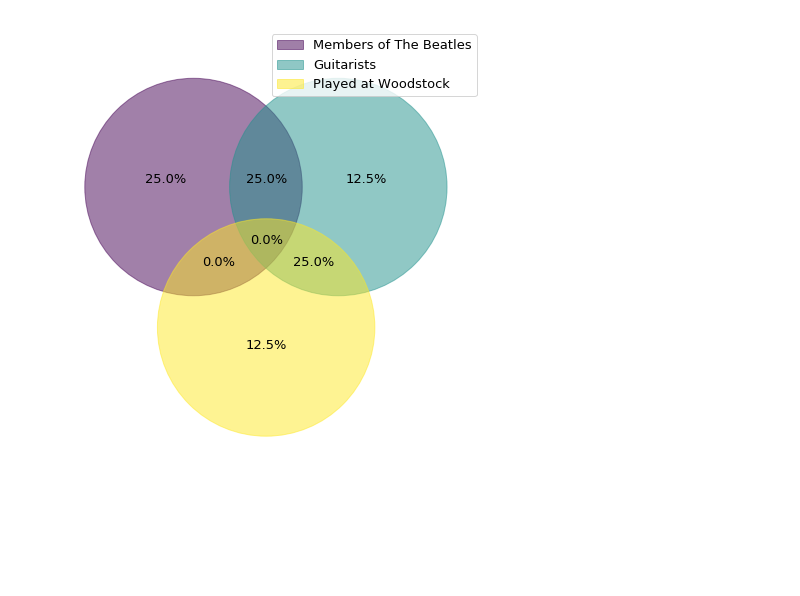
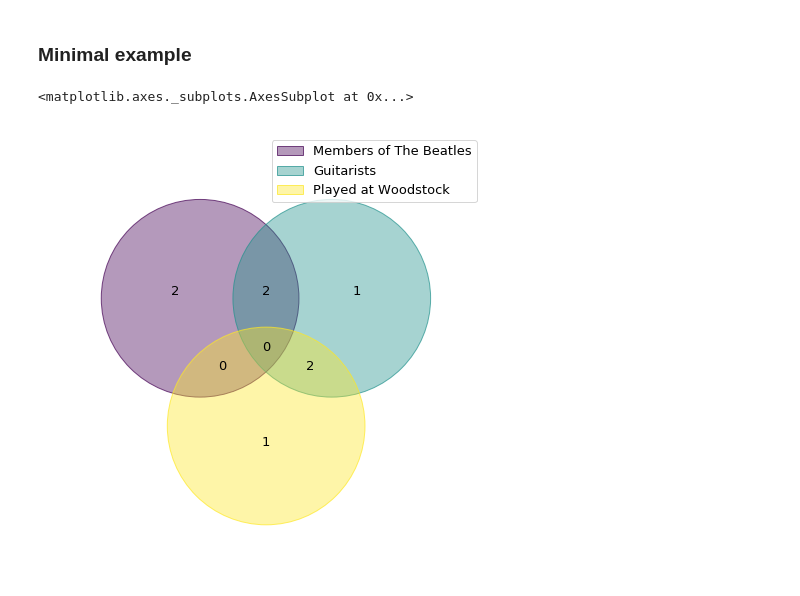
Before and after one commit to wan230114/pyvenn, a Jupyter notebook: pyvenn-demo.ipynb, the cells around one changed output. Cells and saved outputs as stored; diff of their text form; code cells hidden in the pictures; blank space fills up the shorter version.

```diff
--- a/pyvenn-demo.ipynb
+++ b/pyvenn-demo.ipynb
@@ -4,10 +1,15 @@ from matplotlib.pyplot import subplots
+# %% [markdown]
+### Minimal example
 # %%
+from venn import venn
+%matplotlib inline
+
 musicians = {
     "Members of The Beatles": {"Paul McCartney", "John Lennon", "George Harrison", "Ringo Starr"},
     "Guitarists": {"John Lennon", "George Harrison", "Jimi Hendrix", "Eric Clapton", "Carlos Santana"},
     "Played at Woodstock": {"Jimi Hendrix", "Carlos Santana", "Keith Moon"}
 }
-petals_3 = generate_petals(musicians.values(), fmt="{percentage:.1f}%")
-_ = venn(petals=petals_3, labels=musicians.keys())
+venn(musicians)
 # %% [output]
+<matplotlib.axes._subplots.AxesSubplot at 0x...>
-[figure, old version]
+[figure, new version]
```
Also changed, not shown: parts of 15 cells of this notebook.
